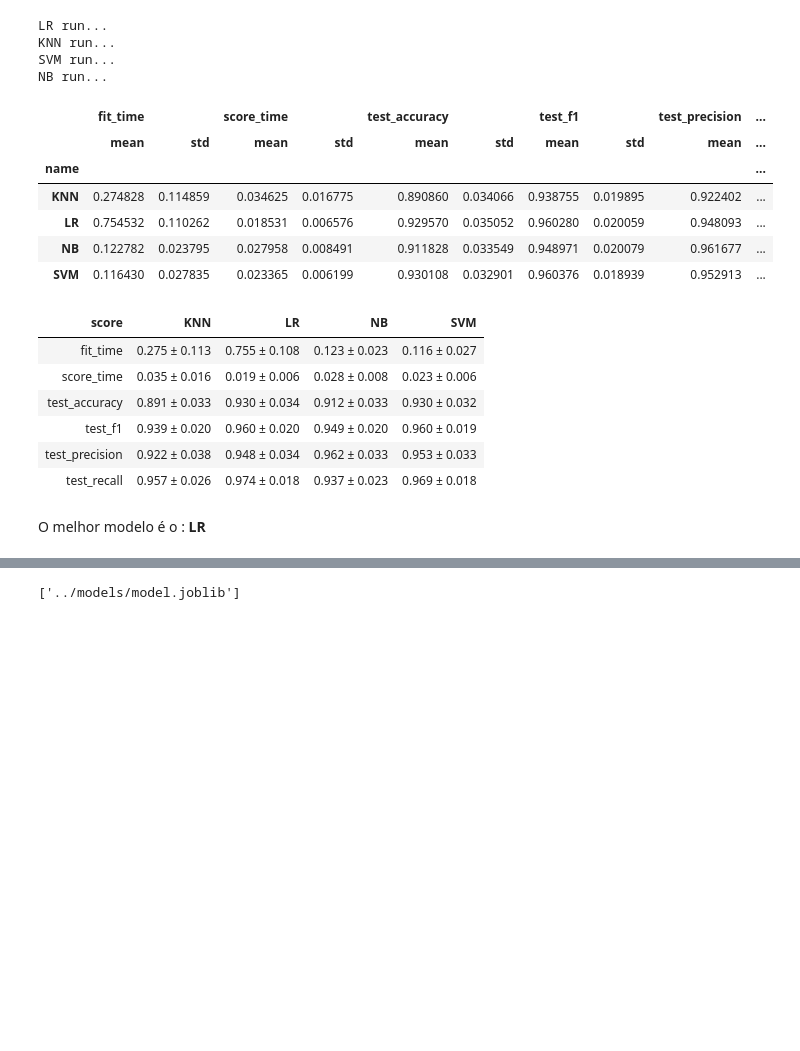
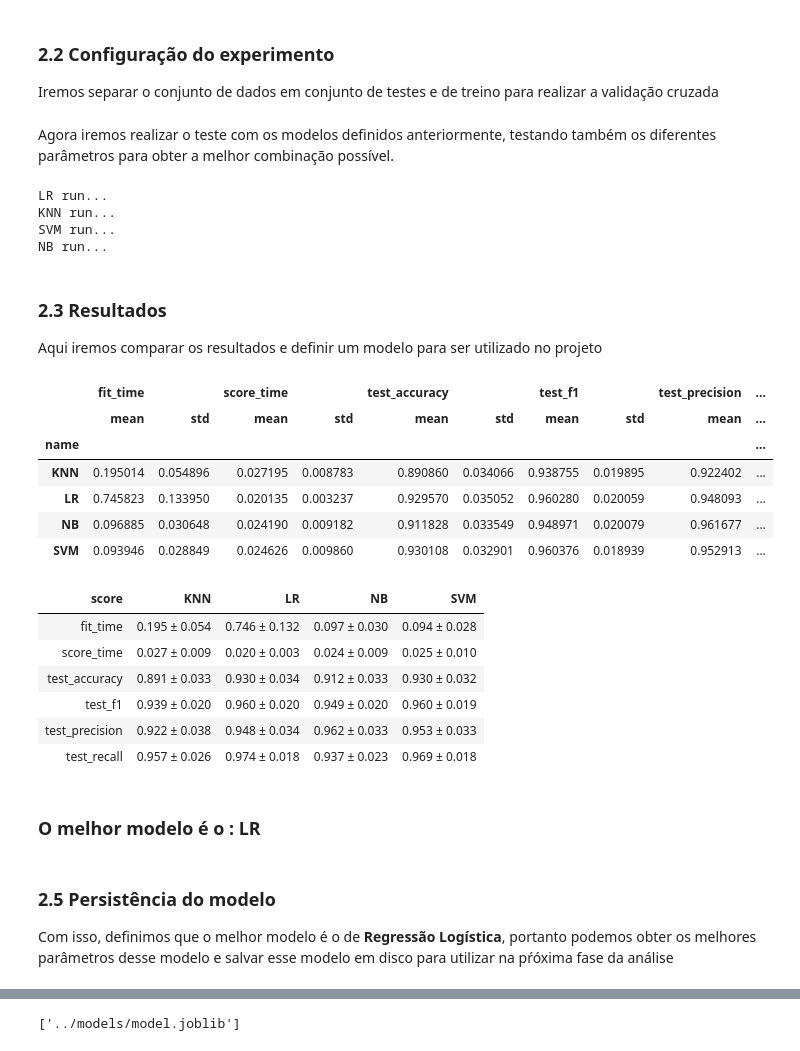
Before and after one commit to atlantico-academy/lung-cancer, a Jupyter notebook: notebooks/02-comparative_analysis.ipynb, the cells around one changed output, grey strips where cells are left out. Drawn from its saved outputs; the diff is of its cells as text; code cells hidden in the pictures; blank space fills up the shorter version.

```diff
--- a/notebooks/02-comparative_analysis.ipynb
+++ b/notebooks/02-comparative_analysis.ipynb
@@ -65,14 +117,9 @@ nominal_preprocessor = Pipeline([
 # %%
-preprocessing = ColumnTransformer([
-    ("discrete", discrete_preprocessor, discrete_columns),
-    ("nominal", nominal_preprocessor, nominal_columns)
-])
-
 models = [
     (
-        "LR",
-        LogisticRegression(solver='saga', max_iter=1000),
-        {"penalty": ['none', 'l1', 'l2', 'elasticnet']}
+        "LR", #Nome do modelo (abreviado)
+        LogisticRegression(solver='saga', max_iter=1000), #Chamada do método do modelo
+        {"penalty": ['none', 'l1', 'l2']} #Diferentes parametros que serão testados
     ),
     (
         "KNN",
@@ -81,7 +128,7 @@ models = [
     ),
     (
         "SVM",
-        SVC(),
+        SVC(max_iter=1000),
         {"kernel": ['linear', 'rbf']}
     ),
     (
@@ -90,6 +137,9 @@ models = [
         {"alpha": [1e-3, 0.5, 1]}
     ),
 ]
+# %% [markdown]
+### 2.2 Configuração do experimento
+Iremos separar o conjunto de dados em conjunto de testes e de treino para realizar a validação cruzada
 # %%
 X = df.drop(columns=[target_column], axis=1)
 y = (
@@ -103,3 +153,5 @@ cv = ShuffleSplit(n_splits=30, train_size=0.8, random_state=42)
+# %% [markdown]
+Agora iremos realizar o teste com os modelos definidos anteriormente, testando também os diferentes parâmetros para obter a melhor combinação possível.
 # %%
 results = {}
 for model_name, model, model_params in models:
@@ -130,6 +182,9 @@ LR run...
 KNN run...
 SVM run...
 NB run...
+# %% [markdown]
+### 2.3 Resultados
+Aqui iremos comparar os resultados e definir um modelo para ser utilizado no projeto
 # %%
 df_results = pd.DataFrame(results)
 df_results.groupby('name').agg([np.mean, np.std])
@@ -137,11 +192,13 @@ df_results.groupby('name').agg([np.mean, np.std])
 |  | fit_time |  | score_time |  | test_accuracy |  | test_f1 |  | test_precision | ... |
 |  | mean | std | mean | std | mean | std | mean | std | mean | ... |
 | name |  |  |  |  |  |  |  |  |  | ... |
-| KNN | 0.274828 | 0.114859 | 0.034625 | 0.016775 | 0.890860 | 0.034066 | 0.938755 | 0.019895 | 0.922402 | ... |
-| LR | 0.754532 | 0.110262 | 0.018531 | 0.006576 | 0.929570 | 0.035052 | 0.960280 | 0.020059 | 0.948093 | ... |
-| NB | 0.122782 | 0.023795 | 0.027958 | 0.008491 | 0.911828 | 0.033549 | 0.948971 | 0.020079 | 0.961677 | ... |
-| SVM | 0.116430 | 0.027835 | 0.023365 | 0.006199 | 0.930108 | 0.032901 | 0.960376 | 0.018939 | 0.952913 | ... |
+| KNN | 0.195014 | 0.054896 | 0.027195 | 0.008783 | 0.890860 | 0.034066 | 0.938755 | 0.019895 | 0.922402 | ... |
+| LR | 0.745823 | 0.133950 | 0.020135 | 0.003237 | 0.929570 | 0.035052 | 0.960280 | 0.020059 | 0.948093 | ... |
+| NB | 0.096885 | 0.030648 | 0.024190 | 0.009182 | 0.911828 | 0.033549 | 0.948971 | 0.020079 | 0.961677 | ... |
+| SVM | 0.093946 | 0.028849 | 0.024626 | 0.009860 | 0.930108 | 0.032901 | 0.960376 | 0.018939 | 0.952913 | ... |
 # %%
+#Cria uma tabela para melhor visualizar e comparar os modelos
+
 def highlight_max(s, props=''):
     values = [float(value.split()[0]) for value in s.values[1:]]
     result = [''] * len(s.values)
@@ -157,39 +214,42 @@ def get_winner(s):
     models = results.columns[1:]
 
     if s.values[0].endswith('time'):
         return models[np.argmin(values)]
     else:
         return models[np.argmax(values)]
 
 results = (
     pd
     .DataFrame(df_results)
     .groupby(['name'])
     .agg([lambda x: f"{np.mean(x):.3f} ± {np.std(x):.3f}"])#
     .transpose()
     .reset_index()
     .rename(columns={"level_0": "score"})
     .drop(columns="level_1")
     # .set_index('score')
 )
 time_scores = ['fit_time', 'score_time']
 winner = results.query('score not in @time_scores').apply(get_winner, axis=1).value_counts().index[0]
 results.columns.name = ''
 results = (
     results
     .style
     .hide(axis='index')
     .apply(highlight_max, props='color:white;background-color:gray', axis=1)
 )
 display(results)
-display(Markdown(f'O melhor modelo é o : **{winner}**'))
+display(Markdown(f'### O melhor modelo é o : **{winner}**'))
 # %% [output]
 | score | KNN | LR | NB | SVM |
-| fit_time | 0.275 ± 0.113 | 0.755 ± 0.108 | 0.123 ± 0.023 | 0.116 ± 0.027 |
-| score_time | 0.035 ± 0.016 | 0.019 ± 0.006 | 0.028 ± 0.008 | 0.023 ± 0.006 |
+| fit_time | 0.195 ± 0.054 | 0.746 ± 0.132 | 0.097 ± 0.030 | 0.094 ± 0.028 |
+| score_time | 0.027 ± 0.009 | 0.020 ± 0.003 | 0.024 ± 0.009 | 0.025 ± 0.010 |
 | test_accuracy | 0.891 ± 0.033 | 0.930 ± 0.034 | 0.912 ± 0.033 | 0.930 ± 0.032 |
 | test_f1 | 0.939 ± 0.020 | 0.960 ± 0.020 | 0.949 ± 0.020 | 0.960 ± 0.019 |
 | test_precision | 0.922 ± 0.038 | 0.948 ± 0.034 | 0.962 ± 0.033 | 0.953 ± 0.033 |
 | test_recall | 0.957 ± 0.026 | 0.974 ± 0.018 | 0.937 ± 0.023 | 0.969 ± 0.018 |
-O melhor modelo é o : **LR**
+### O melhor modelo é o : **LR**
+# %% [markdown]
+### 2.5 Persistência do modelo
+Com isso, definimos que o melhor modelo é o de **Regressão Logística**, portanto podemos obter os melhores parâmetros desse modelo e salvar esse modelo em disco para utilizar na pŕóxima fase da análise
 # %%
```
Also changed, not shown: parts of 16 cells of this notebook.
